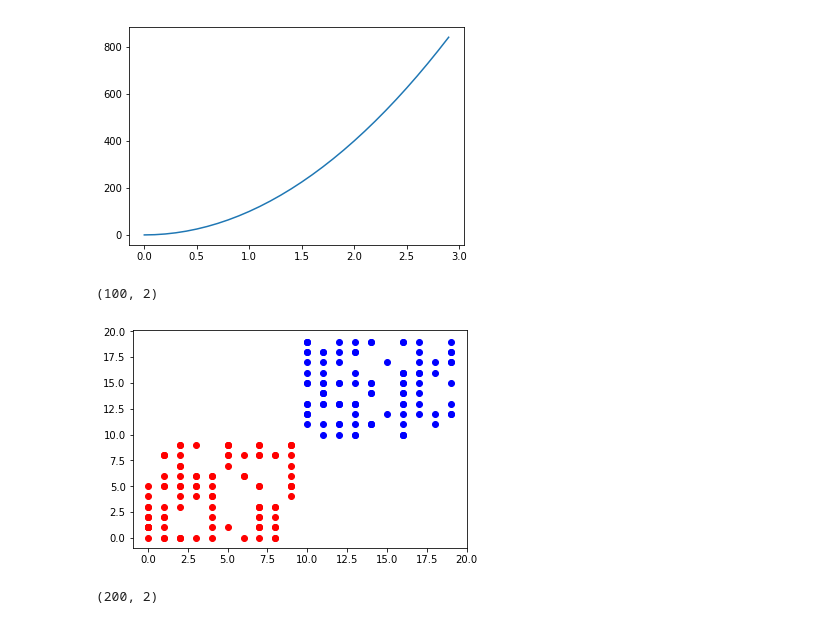
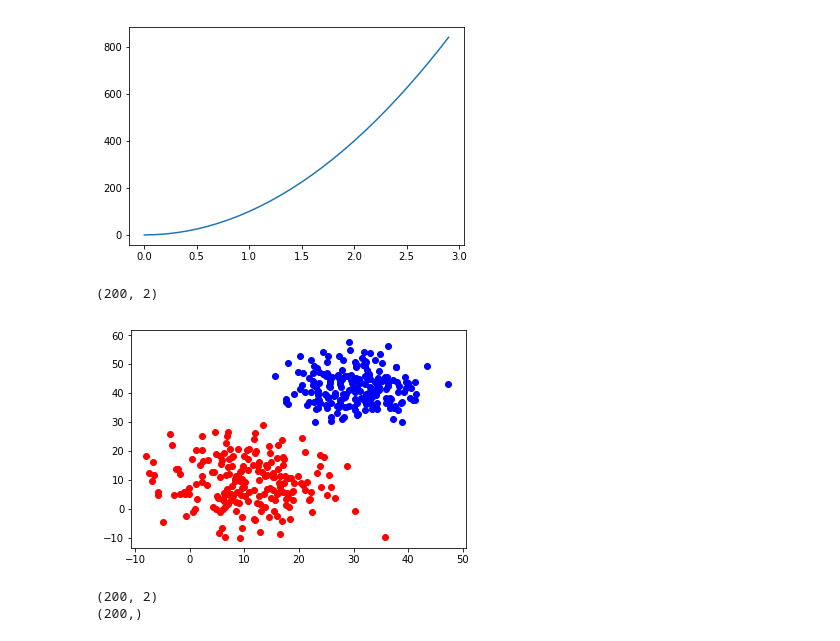
Before and after one commit to komi24/pythonOrsys23092019, a Jupyter notebook: jour5/numpy+visualisation.ipynb, the cells around one changed output. Cells and saved outputs as stored; diff of their text form; code cells hidden in the pictures.

```diff
--- a/jour5/numpy+visualisation.ipynb
+++ b/jour5/numpy+visualisation.ipynb
@@ -33,18 +33,25 @@ plt.show()
 # %%
 print(points.shape)
 import matplotlib.pyplot as plt
 
-points2 = np.random.randint(10, 20, (100,2))
+# points2 = np.random.randint(10, 20, (100,2))
+points = 8 * np.random.randn(200,2) + np.array([10,10])
+points2 = 6 * np.random.randn(200,2) + np.array([30,42])
 
 plt.scatter(points[:,0], points[:,1], c='r')
 plt.scatter(points2[:,0], points2[:,1], c='b')
 
 plt.show()
 # %% [output]
-(100, 2)
+(200, 2)
-[figure, old version]
+[figure, new version]
 # %%
+points2 = np.random.randint(10, 20, (100,2))
+
 all_points = np.concatenate([points, points2], axis=0)
+all_labels = np.array([0] * 100 + [1] * 100)
 print(all_points.shape)
+print(all_labels.shape)
 # %% [output]
 (200, 2)
+(200,)
```
Also changed, not shown: parts of 4 cells of this notebook, 1 other file.
